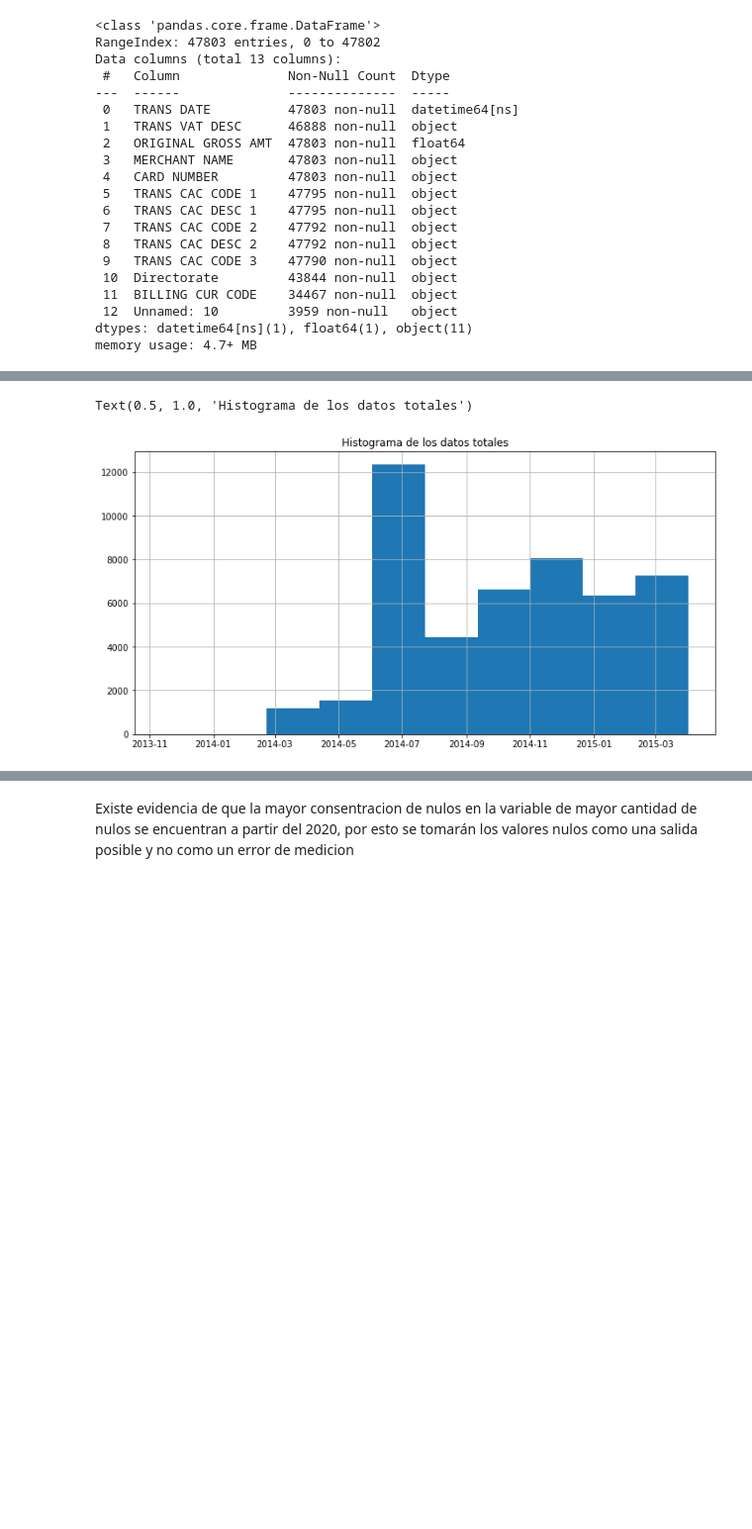
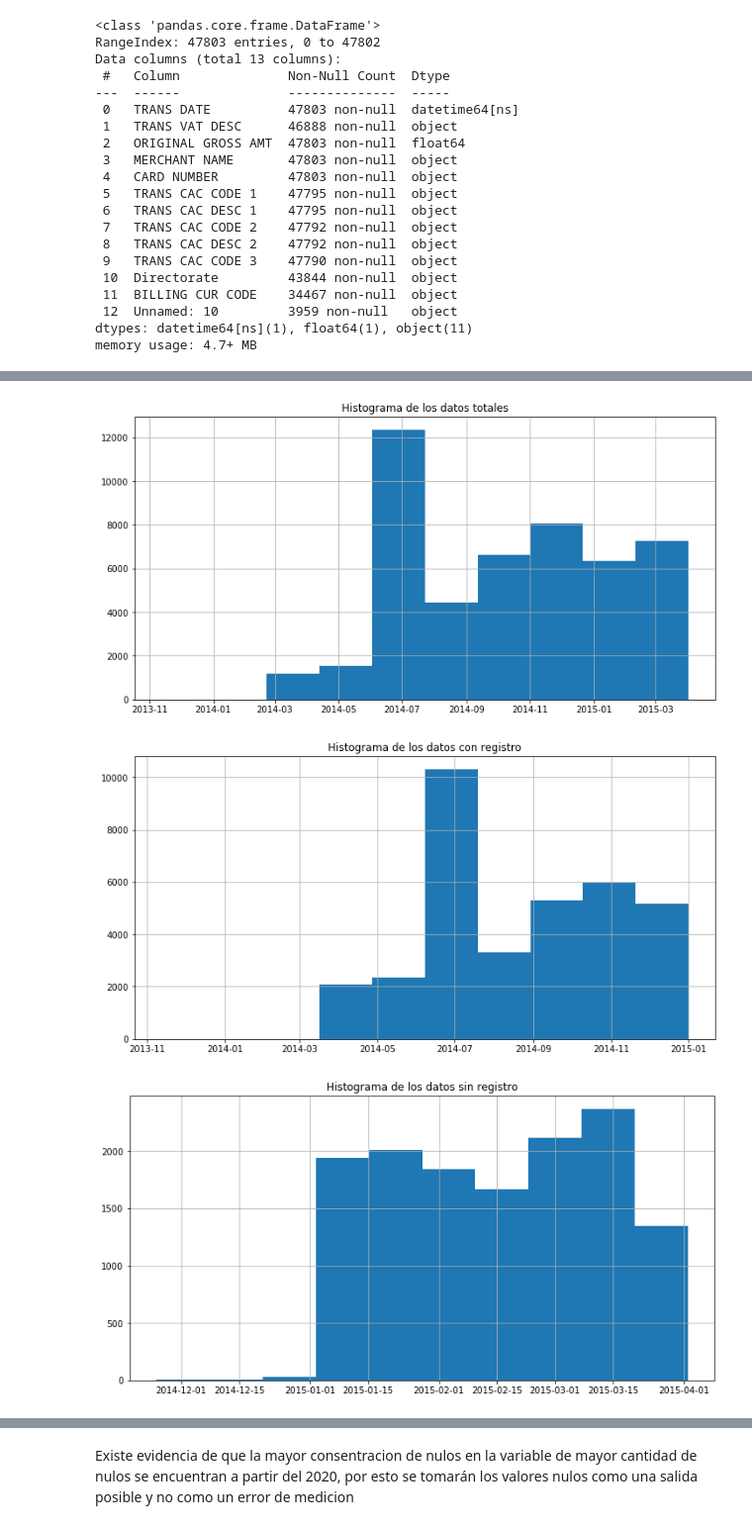
Before and after one commit to aestrad7/Purchase-Card-Transactions_GLBNT_TESTT, a Jupyter notebook: Exploracio_y_limpieza.ipynb, the cells around one changed output, grey strips where cells are left out. Shown at 99% size. Drawn from its saved outputs; the diff is of its cells as text; code cells hidden in the pictures; blank space fills up the shorter version.

```diff
--- a/Exploracio_y_limpieza.ipynb
+++ b/Exploracio_y_limpieza.ipynb
@@ -92,10 +81,10 @@ plt.grid()
 # %%
 # Revision de registros en cada periodo
 
-plt.figure(figsize=(12, 6))
-plt.hist(df["TRANS DATE"])
-plt.grid()
-plt.title("Histograma de los datos totales")
+expl.graficador((df["TRANS DATE"]), tittle="Histograma de los datos totales", tipo ="hist")
+expl.graficador((df[df["BILLING CUR CODE"]=="GBP"]["TRANS DATE"]), tittle="Histograma de los datos con registro", tipo ="hist")
+expl.graficador((df[df["BILLING CUR CODE"]!="GBP"]["TRANS DATE"]), tittle="Histograma de los datos sin registro", tipo ="hist")
 # %% [output]
-Text(0.5, 1.0, 'Histograma de los datos totales')
 [figure]
+[figure, added]
+[figure, added]
```
Also changed, not shown: parts of 11 cells of this notebook, 1 other file.
